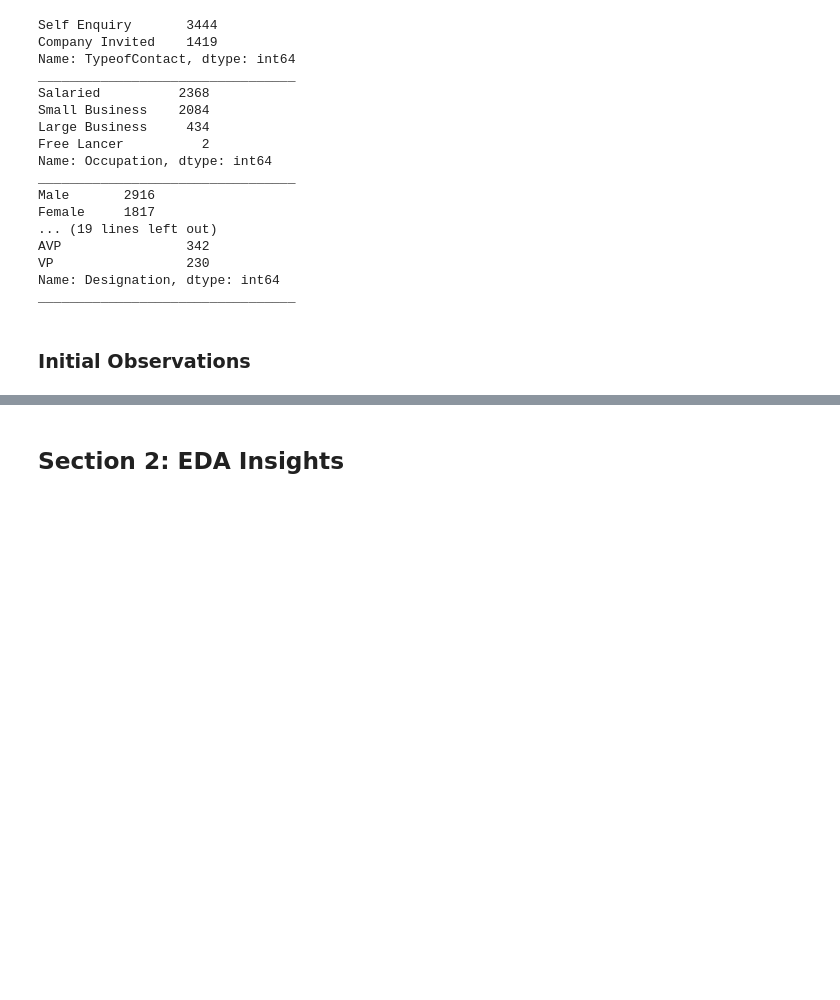
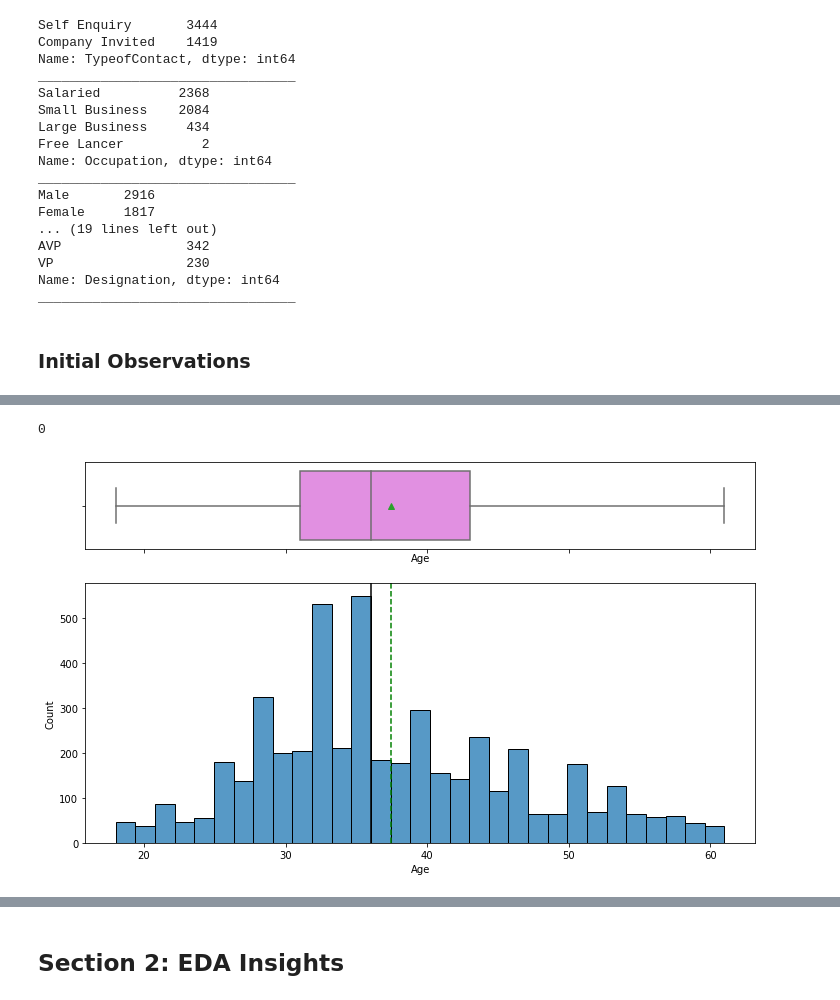
Before and after one commit to kwajpaige/UTAGL_EnsembleTechniques, a Jupyter notebook: PaigeSingleton_EnsembleTechnique_TravelPackage082022.ipynb, the cells around one changed output, grey strips where cells are left out. Cells and saved outputs as stored; diff of their text form; code cells hidden in the pictures; blank space fills up the shorter version.

```diff
--- a/PaigeSingleton_EnsembleTechnique_TravelPackage082022.ipynb
+++ b/PaigeSingleton_EnsembleTechnique_TravelPackage082022.ipynb
@@ -316,0 +397,12 @@ _________________________________
+# %%
+#Impute 'Age' null values with median of Product Pitched group membership - (https://medium.com/analytics-vidhya/best-way-to-impute-categorical-data-using-groupby-mean-mode-2dc5f5d4e12d)
+data['Age'] = data.groupby(['ProductPitched'], sort=False)['Age'].apply(lambda x: x.fillna(x.median()))
+
+data['Age'].isnull().sum()
+# %% [output]
+0
+# %%
+#Review boxplot and histogram to check new distribution
+histogram_boxplot(data, "Age")
+# %% [output]
+[figure, added]
```
Also changed, not shown: parts of 24 cells of this notebook, 1 other file.
